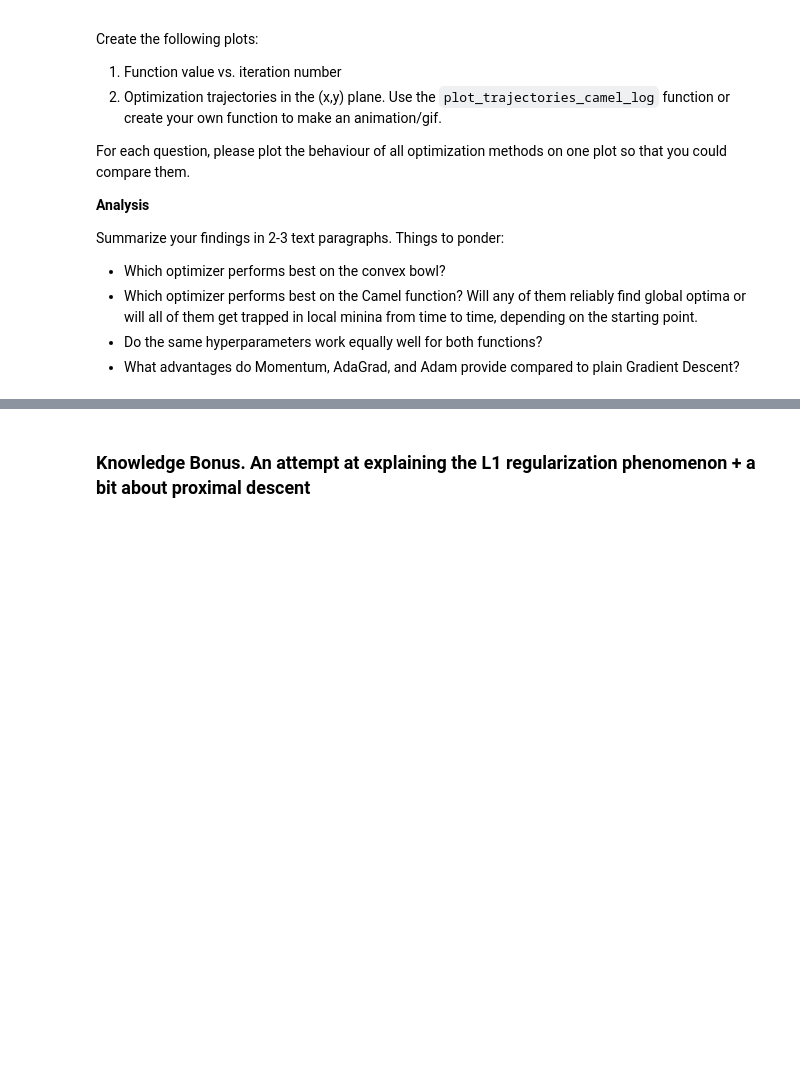
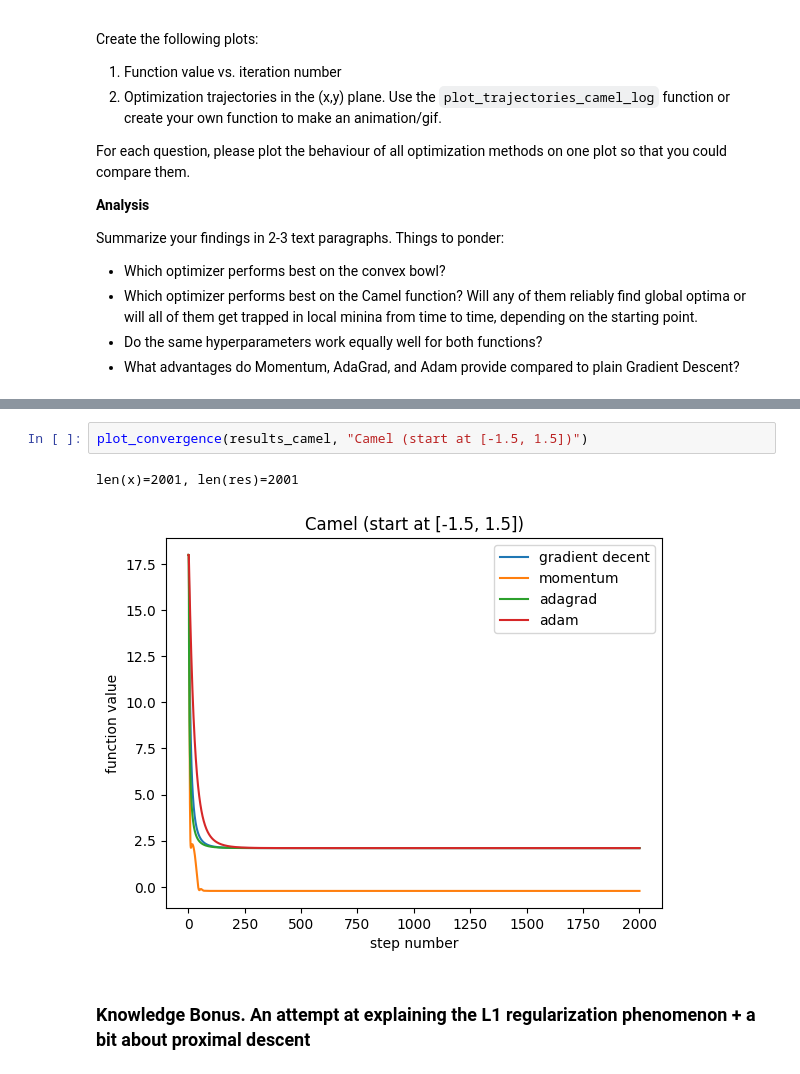
Before and after one commit to yaronwinter/Nebius, a Jupyter notebook: assignments/assignment_02/assignment_02_nb.ipynb, the cells around one changed output, grey strips where cells are left out. Cells and saved outputs as stored; diff of their text form; blank space fills up the shorter version.

```diff
--- a/assignments/assignment_02/assignment_02_nb.ipynb
+++ b/assignments/assignment_02/assignment_02_nb.ipynb
@@ -1309,3 +1291,8 @@ results_camel = {
+# %%
+plot_convergence(results_camel, "Camel (start at [-1.5, 1.5])")
+# %% [output]
+len(x)=2001, len(res)=2001
+[figure, added]
 # %% [markdown]
 ### **Knowledge Bonus.** An attempt at explaining the L1 regularization phenomenon + a bit about proximal descent
 # %% [markdown]
```
Also changed, not shown: parts of 15 cells of this notebook.
